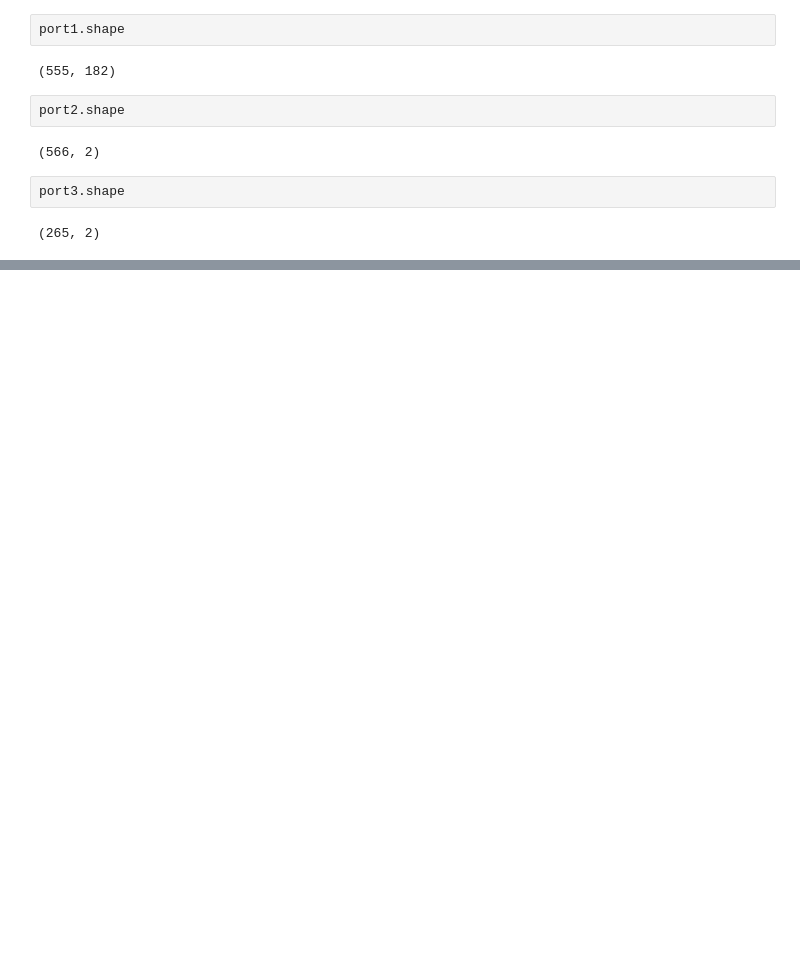
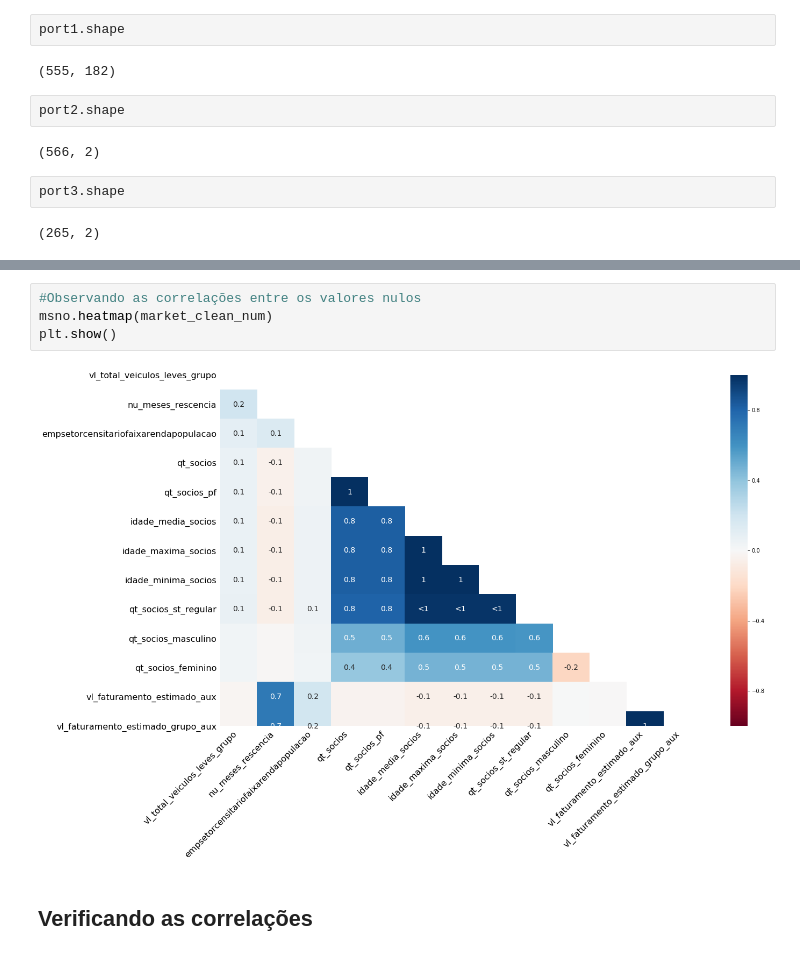
Before and after one commit to guireis1/Recommendation-System, a Jupyter notebook: main.ipynb, the cells around one changed output, grey strips where cells are left out. Saved outputs shown, nothing was run; the diff lists cells and outputs as text; blank space fills up the shorter version.

```diff
--- a/main.ipynb
+++ b/main.ipynb
@@ -110,0 +143,8 @@ market.shape
+# %%
+#Observando as correlações entre os valores nulos
+msno.heatmap(market_clean_num)
+plt.show()
+# %% [output]
+[figure, added]
+# %% [markdown]
+## Verificando as correlações
```
Also changed, not shown: parts of 28 cells of this notebook.
